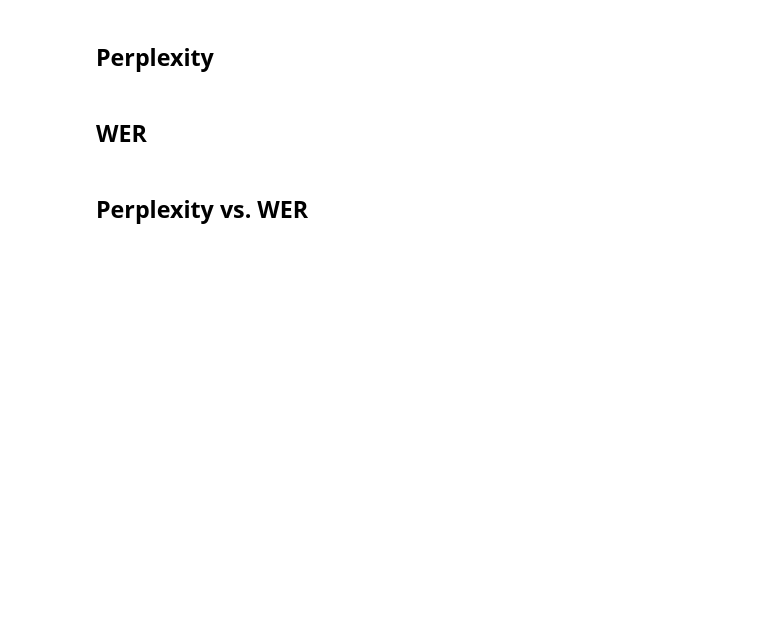
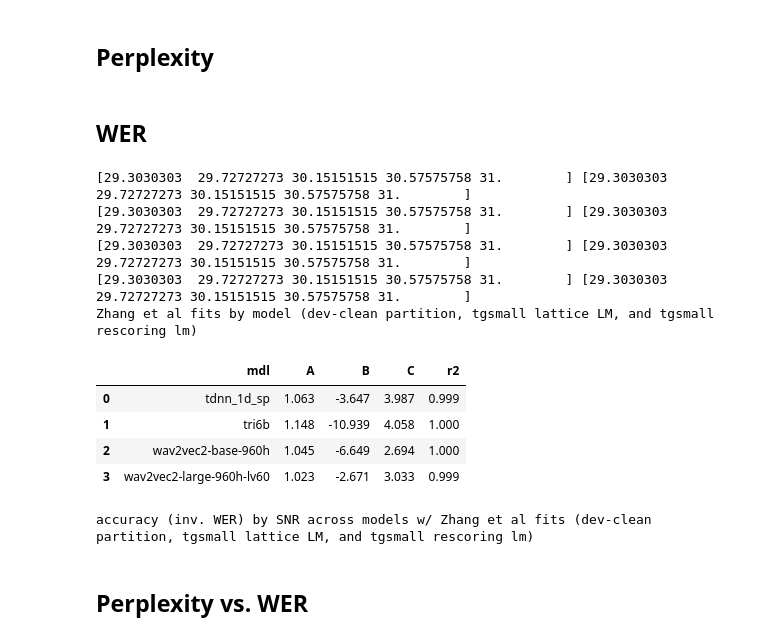
Before and after one commit to sdrobert/kaldi-boothroyd, a Jupyter notebook: egs/librispeech/s5/local/analysis.ipynb, the cells around one changed output. Drawn from its saved outputs; the diff is of its cells as text; code cells hidden in the pictures; blank space fills up the shorter version.

```diff
--- a/egs/librispeech/s5/local/analysis.ipynb
+++ b/egs/librispeech/s5/local/analysis.ipynb
@@ -121,6 +177,7 @@ reslm = 'tgsmall'
 part = 'dev-clean'
 desc = f"({part} partition, {latlm} lattice LM, and {reslm} rescoring lm)"
 num_points = 100
+fit_inverse = False
 
 df = wer_df.replace(dict(latlm=dict(null=latlm), reslm=dict(null=reslm)))
 df = df.loc[
@@ -139,9 +196,6 @@ mdls = df['mdl'].unique()
 assert all(mdls == Ainvs['mdl'].unique())
 ratio = num_points // (len(mdls) + 2)
 
-def zhang_func(x : np.ndarray, A : float, B : float, C : float) -> np.ndarray:
-    return 1 / (np.exp(-(x + B) / C) + A)
-
 
 fit = []
 fig = go.Figure()
@@ -153,48 +207,57 @@ for mdl_idx, mdl in enumerate(mdls):
     N = len(df_)
     x = df_['snr'].array
     y = df_['acc'].array
-    (A, B, C), _ = curve_fit(
-        zhang_func, x, y,
-        p0=(A_init, 0, 1),
-        bounds=([1, -np.inf, 0.01], [np.inf, np.inf, np.inf]),
-    )
+    A, B, C = zhang_fit(x, y, fit_inverse)
     y_pred = zhang_func(x, A, B, C)
     r2 = r2_score(y, y_pred)
     fit.append(dict(mdl=mdl, A=A, B=B, C=C, r2=r2))
-    y_interp = 1 / (A + np.exp(-(x_interp + B) / C))
+    y_interp = zhang_func(x_interp, A, B, C)
+    print(inv_zhang_func(y_interp, A, B, C)[-5:], x_interp[-5:])
     fig.add_scatter(
         x=x, y=df_['acc'] * 100,
         name=mdl, mode='markers',
         marker=dict(color=colour),
     )
     fig.add_scatter(
         x=x_interp, y=y_interp * 100,
         name=f"{mdl} fit",
         mode='lines',
         opacity=0.5,
         showlegend=False,
         line=dict(color=colour),
     )
     fig.add_annotation(
         x=x_interp[ratio * (mdl_idx + 1)], y=y_interp[ratio * (mdl_idx + 1)] * 100,
         text=f"A={A:.02f},B={B:.02f},C={C:.02f}",
         showarrow=True,
-        font=dict(color=colour),
+        font=dict(color=colour, size=FONT_SIZE),
     )
 print(f"Zhang et al fits by model {desc}")
 display(pd.DataFrame.from_records(fit).round(3))
 
 print(f"accuracy (inv. WER) by SNR across models w/ Zhang et al fits {desc}")
 fig.update_layout(
-    xaxis_title="SNR (dB)",
-    yaxis_title="accuracy (%)",
-    legend_title="model",
-    xaxis_tickformat='d',
-    yaxis_tickformat='d',
-    xaxis_range=[snr_min, snr_max],
-    yaxis_range=[0, 100],
+    xaxis=dict(title='SNR (dB)', range=[snr_min, snr_max], tickformat='d'),
+    yaxis=dict(title='accuracy (%)', range=[0, 100], tickformat='d'),
+    legend=dict(title='model', yanchor="top", y=0.99, xanchor='left', x=0.01),
+    margin=MARGINS_PX,
+    font=dict(size=FONT_SIZE),
+    width=DOUBLE_COL_SIZE_PX, height=DOUBLE_COL_SIZE_PX / 2,
 )
 fig.show()
+fig.write_image(format_fig_path("zhang", latlm=latlm, reslm=reslm, part=part))
+# %% [output]
+[29.3030303  29.72727273 30.15151515 30.57575758 31.        ] [29.3030303  29.72727273 30.15151515 30.57575758 31.        ]
+[29.3030303  29.72727273 30.15151515 30.57575758 31.        ] [29.3030303  29.72727273 30.15151515 30.57575758 31.        ]
+[29.3030303  29.72727273 30.15151515 30.57575758 31.        ] [29.3030303  29.72727273 30.15151515 30.57575758 31.        ]
+[29.3030303  29.72727273 30.15151515 30.57575758 31.        ] [29.3030303  29.72727273 30.15151515 30.57575758 31.        ]
+Zhang et al fits by model (dev-clean partition, tgsmall lattice LM, and tgsmall rescoring lm)
+|  | mdl | A | B | C | r2 |
+| 0 | tdnn_1d_sp | 1.063 | -3.647 | 3.987 | 0.999 |
+| 1 | tri6b | 1.148 | -10.939 | 4.058 | 1.000 |
+| 2 | wav2vec2-base-960h | 1.045 | -6.649 | 2.694 | 1.000 |
+| 3 | wav2vec2-large-960h-lv60 | 1.023 | -2.671 | 3.033 | 0.999 |
+accuracy (inv. WER) by SNR across models w/ Zhang et al fits (dev-clean partition, tgsmall lattice LM, and tgsmall rescoring lm)
 # %% [markdown]
 ## Perplexity vs. WER
 # %%
```
Also changed, not shown: parts of 11 cells of this notebook, 21 other files.
